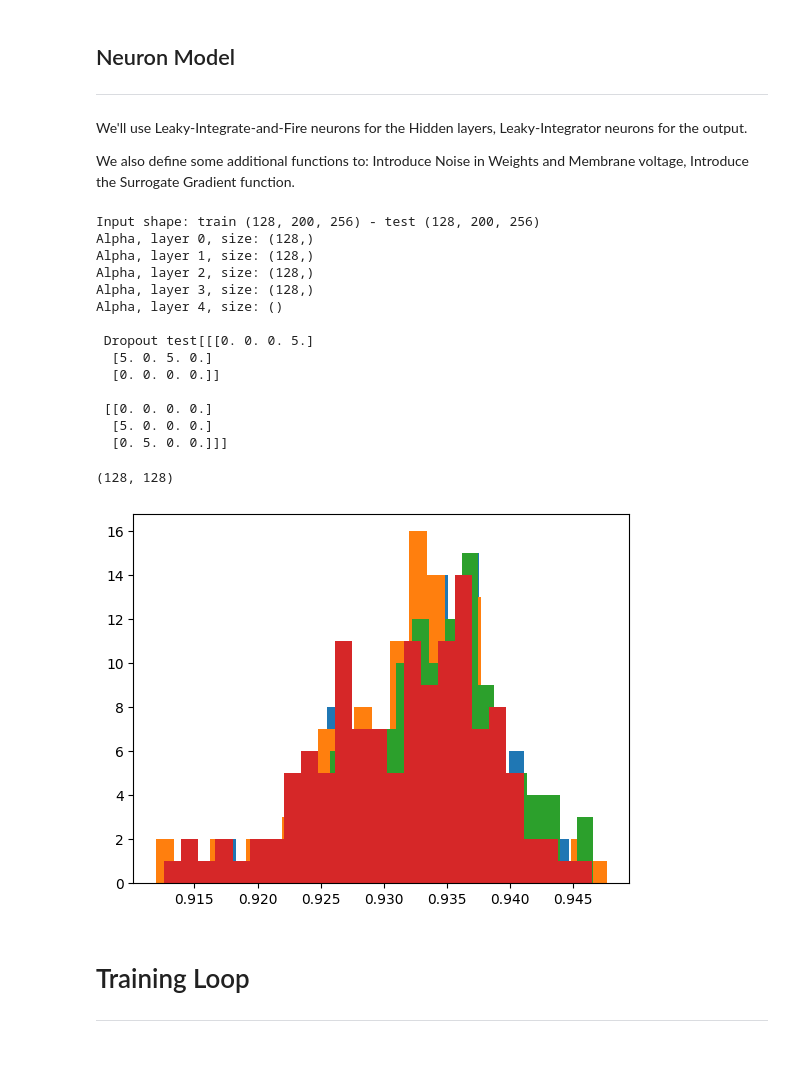
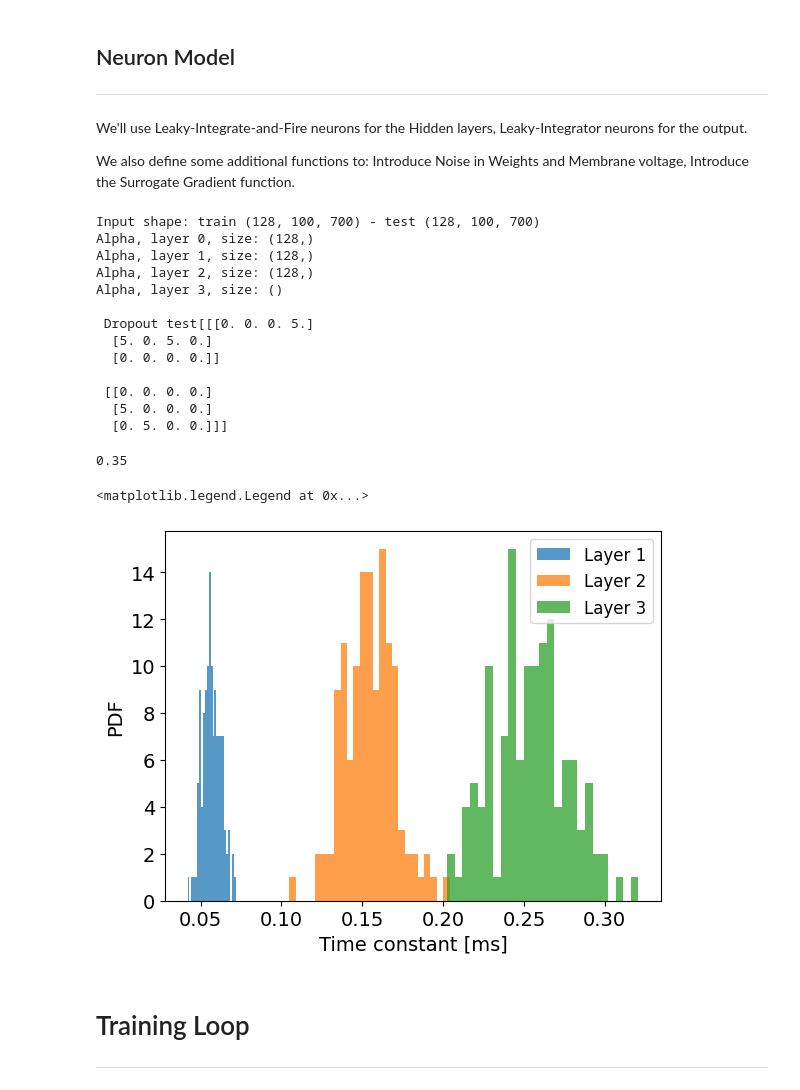
Before and after one commit to EIS-Hub/hSNN, a Jupyter notebook: snn_hierarchy_shd.ipynb, the cells around one changed output. Drawn from its saved outputs; the diff is of its cells as text; code cells hidden in the pictures; blank space fills up the shorter version.

```diff
--- a/snn_hierarchy_shd.ipynb
+++ b/snn_hierarchy_shd.ipynb
@@ -56,7 +56,7 @@ I0000 00:00:1708966046.477940       1 tfrt_cpu_pjrt_client.cc:349] TfrtCpuClient
 class SimArgs:
     def __init__(self):
         # archi
-        self.n_in = 256
+        self.n_in = 700
         self.n_out = 20
         self.n_layers = 3
         self.n_hid = 128
@@ -66,7 +66,7 @@ class SimArgs:
         self.noise_sd = 0 # [0.05, 0.1, 0.15, 0.2]
         # data
         self.nb_rep = 1
-        self.nb_steps = 200 #int( np.round( self.time_max/self.timestep, 0 ) )
+        self.nb_steps = 100 #int( np.round( self.time_max/self.timestep, 0 ) )
         self.time_max = 1.4 # second
         self.timestep = self.time_max/self.nb_steps # 0.014 #0.005 # second, 280 timesteps
         self.pert_proba = None
@@ -75,7 +75,7 @@ class SimArgs:
         self.tau_start = 4*self.timestep # second
         self.tau_end   = self.time_max/4 # second
         self.tau_mem = 40e-3
-        self.tau_out = 80e-3
+        self.tau_out = 1e-3
         self.recurrent = False
         self.distrib_tau = True
         self.hierarchy_tau = True
@@ -83,7 +83,7 @@ class SimArgs:
         self.v_rest = 0
         self.v_thr = 1
         self.v_reset = 0
-        self.surrogate_fn = 'box'
+        self.surrogate_fn = 'normal'
         # training
         self.lr = 0.01
         self.nb_epochs = 5
@@ -177,7 +177,7 @@ def params_initializer( key, args ):
             else: n_pre = args.n_hid; n_post = args.n_hid
 
             # partition of the time constants in the different layers
-            if args.hierarchy_tau: tau_layer = args.tau_start + (l/args.n_layers)*( args.tau_end-args.tau_start )
+            if args.hierarchy_tau: tau_layer = args.tau_start + (l/ (args.n_layers-1))*( args.tau_end-args.tau_start )
             else: tau_layer = args.tau_mem
             if args.distrib_tau:
                 # tau_l = jax.random.uniform(key_hid[l], [args.n_hid], minval=0.5*tau_layer, maxval=1.5*tau_layer  )
@@ -320,31 +323,36 @@ print('Input shape: train '+ str(x_train.shape) + ' - test '+ str(x_test.shape)
 # initialize parameters
 dropout_rate = 0.0
 args.distrib_tau = True
-args.hierarchy_tau = False
-args.recurrent = True
-args.n_layers = 2
+args.hierarchy_tau = True
+args.recurrent = False
+if args.recurrent:
+    layer = lif_recurrent
+    model = hrsnn_step
+else:
+    layer = lif_forward
+    model = hsnn_step
+args.n_layers = 4
 net_params, net_states = params_initializer( key, args )
 
 # forward pass: LIF layer
-net_params[0], net_states[0] = lif_recurrent( net_params[0], net_states[0], x_train[0,50] )
+net_params[0], net_states[0] = layer( net_params[0], net_states[0], x_train[0,50] )
 # printing the size of alpha
 for n in range(len(net_params)):
     print(f'Alpha, layer {n}, size: {net_params[n][1].shape}')
 
 # forward pass: network
-args_out = hrsnn_step( [net_params, net_states, key, dropout_rate], x_train[0,50] )
+args_out = model( [net_params, net_states, key, dropout_rate], x_train[0,50] )
 len(args_out)
 
 # dropout
 y = dropout( key, jnp.ones( (2, 3, 4) ), rate=0.8, deterministic=False )
 print('\n Dropout test'+ str(y))
 # %% [output]
-Input shape: train (128, 200, 256) - test (128, 200, 256)
+Input shape: train (128, 100, 700) - test (128, 100, 700)
 Alpha, layer 0, size: (128,)
 Alpha, layer 1, size: (128,)
 Alpha, layer 2, size: (128,)
-Alpha, layer 3, size: (128,)
-Alpha, layer 4, size: ()
+Alpha, layer 3, size: ()
 
  Dropout test[[[0. 0. 0. 5.]
   [5. 0. 5. 0.]
@@ -353,16 +361,22 @@ Alpha, layer 4, size: ()
  [[0. 0. 0. 0.]
   [5. 0. 0. 0.]
   [0. 5. 0. 0.]]]
-# %%
-net_params[0][0][1].shape
-# %% [output]
-(128, 128)
+# %%
+args.tau_end
+# %% [output]
+0.35
 # %%
+fig, ax = plt.subplots( )
 for n in range(len(net_params)):
     if len(net_params[n][1].shape)>0:
-        _ = plt.hist(net_params[n][1], 25)
+        _ = ax.hist(-args.timestep/ np.log(net_params[n][1]), 25, alpha=0.75, label='Layer '+str(n+1))
+ax.set_xlabel( 'Time constant [ms]', size=14 )
+ax.set_ylabel( 'PDF', size=14 )
+ax.tick_params( labelsize=14 )
+ax.legend( prop={'size':12} )
 # %% [output]
+<matplotlib.legend.Legend at 0x...>
-[figure, old version]
+[figure, new version]
 # %% [markdown]
 # Training Loop
 ---
```
Also changed, not shown: parts of 18 cells of this notebook.
